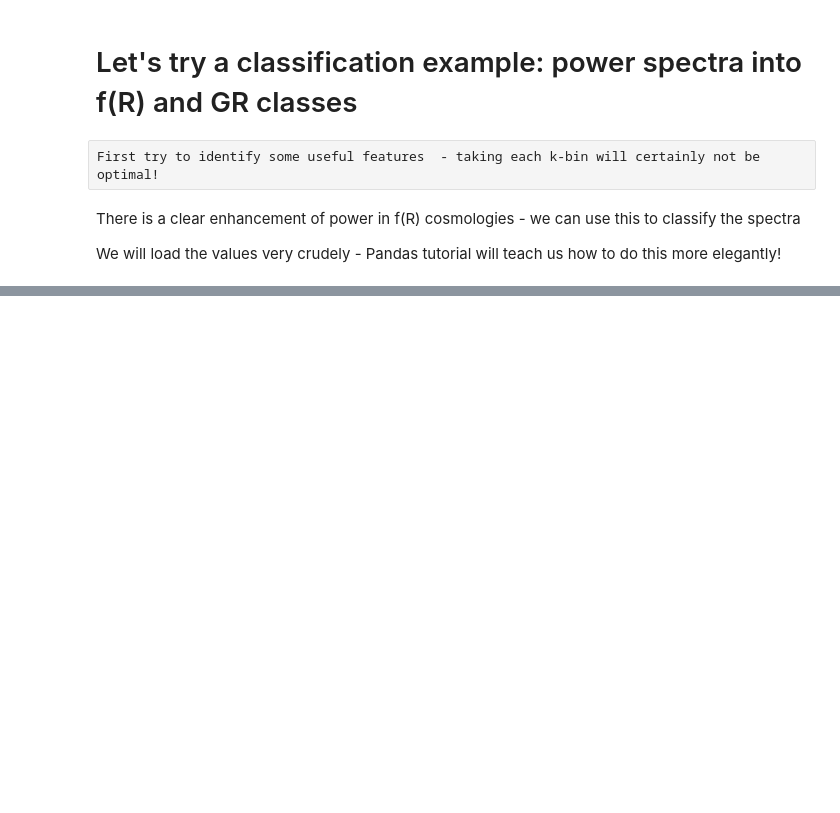
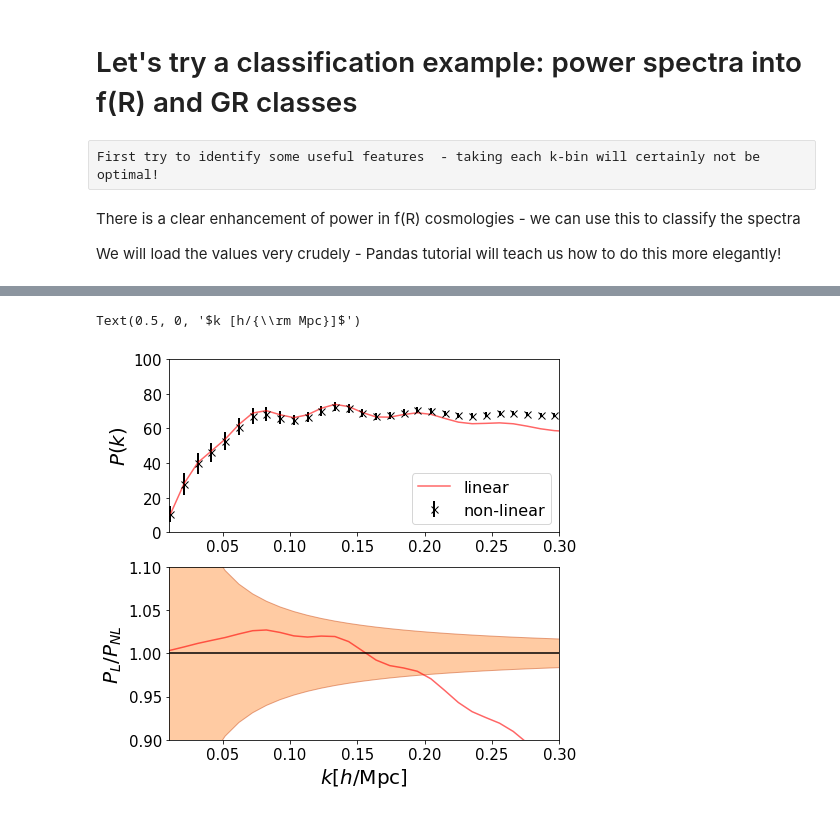
Before and after one commit to virajnistane/ML_unige, a Jupyter notebook: Python_tutorials/Example1.ipynb, the cells around one changed output, grey strips where cells are left out. Saved outputs shown, nothing was run; the diff lists cells and outputs as text; code cells hidden in the pictures; blank space fills up the shorter version.

```diff
--- a/Python_tutorials/Example1.ipynb
+++ b/Python_tutorials/Example1.ipynb
@@ -321,0 +326,55 @@ plt.legend(loc='best',prop={'size': 16})
+# %%
+#Load the power spectrum data. Columns: k , P_Linear(k) P_Nonlinear(k) , errors (2 sigma)
+datex = np.loadtxt("data/Pnl.dat")
+
+k_ex = datex[:,0]
+plin_ex = datex[:,1]
+pnl_ex = datex[:,2]
+err_ex = datex[:,3]
+# %%
+# Plot spectra and errors
+
+# Set figure size
+plt.figure(figsize=(7,7))
+ax = plt.subplot(2,1,1)
+
+#Plot 1st column against 2nd column
+plt.plot(k_ex, k_ex**(3/2) * plin_ex , alpha=0.6 , linestyle='solid', color='red', label ='linear')
+
+plt.errorbar(k_ex, (k_ex)**(3/2)*pnl_ex , [(k_ex)**(3/2)*err_ex, (k_ex)**(3/2)*err_ex] , color='black', marker='x', linestyle='none', markersize=7, lw=2.0, label='non-linear')
+
+
+#Plot the legend
+plt.legend(loc='best',prop={'size': 16})
+
+#Set ranges
+plt.ylim(0.01,100)
+plt.xlim(0.01,0.3)
+
+#Format axes
+ax.tick_params(axis='both', which='major', labelsize=15)
+plt.ylabel('$ P(k) $',**font1)
+plt.legend(loc='best',prop={'size': 16})
+
+
+ax = plt.subplot(2,1,2)
+
+#Plot an error band
+y = 1.
+plt.fill_between(k_ex, y+err_ex/pnl_ex, y-err_ex/pnl_ex, alpha=0.5, edgecolor='#CC4F1B', facecolor='#FF9848')
+
+#Plot the ratio of llinear to non-linear
+plt.plot(k_ex, plin_ex/pnl_ex , alpha=0.6 , linestyle='solid', color='red', label ='linear')
+
+plt.axhline(y=1., xmin=0., xmax=10,color='k')
+
+plt.ylim(0.9,1.1)
+plt.xlim(0.01,0.3)
+
+ax.tick_params(axis='both', which='major', labelsize=15)
+
+plt.ylabel('$ P_L/P_{NL} $',**font1)
+plt.xlabel('$k [h/{\\rm Mpc}]$', **font1)
+# %% [output]
+Text(0.5, 0, '$k [h/{\\rm Mpc}]$')
+[figure, added]
```
Also changed, not shown: parts of 1 cell of this notebook, 1 other file.
